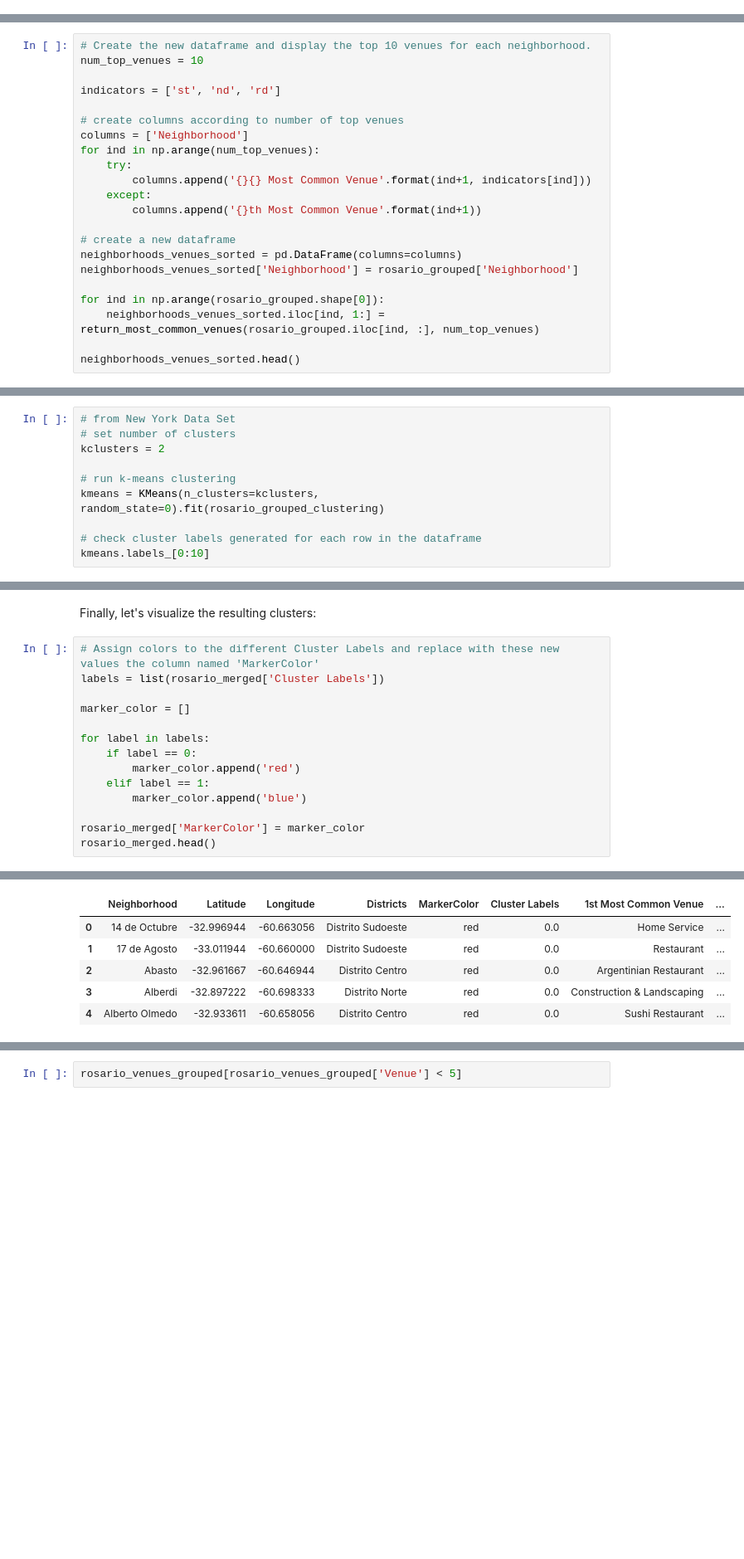
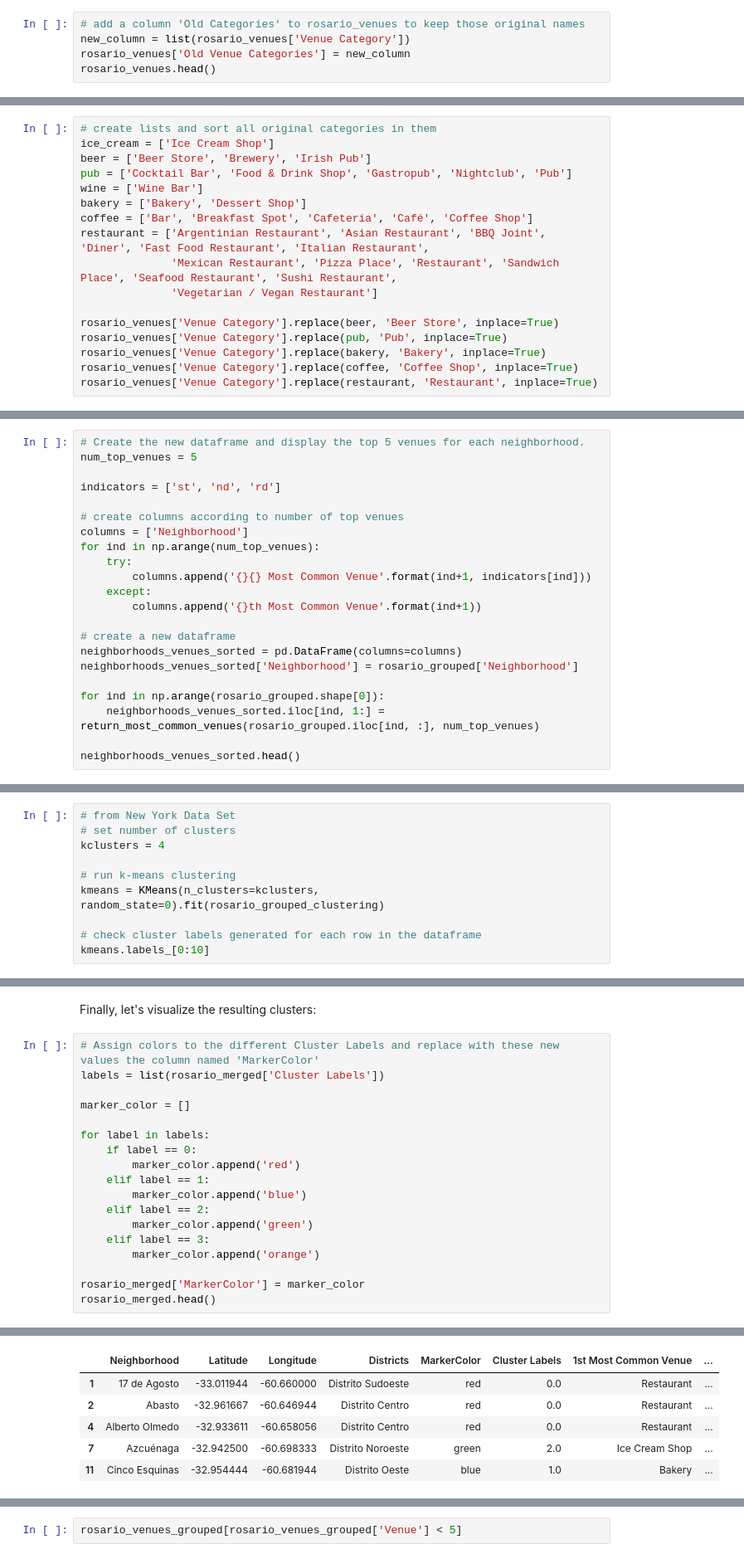
Before and after one commit to alinasansevich/Coursera_Capstone, a Jupyter notebook: Clustering-Neighborhoods-in-Rosario.ipynb, the cells around one changed output, grey strips where cells are left out. Shown at 83% size. Drawn from its saved outputs; the diff is of its cells as text; blank space fills up the shorter version.

```diff
--- a/Clustering-Neighborhoods-in-Rosario.ipynb
+++ b/Clustering-Neighborhoods-in-Rosario.ipynb
@@ -704,0 +700,5 @@ food_category = '4d4b7105d754a06374d81259'
+# %%
+# add a column 'Old Categories' to rosario_venues to keep those original names
+new_column = list(rosario_venues['Venue Category'])
+rosario_venues['Old Venue Categories'] = new_column
+rosario_venues.head()
@@ -704,0 +712,17 @@ food_category = '4d4b7105d754a06374d81259'
+# %%
+# create lists and sort all original categories in them
+ice_cream = ['Ice Cream Shop']
+beer = ['Beer Store', 'Brewery', 'Irish Pub']
+pub = ['Cocktail Bar', 'Food & Drink Shop', 'Gastropub', 'Nightclub', 'Pub']
+wine = ['Wine Bar']
+bakery = ['Bakery', 'Dessert Shop']
+coffee = ['Bar', 'Breakfast Spot', 'Cafeteria', 'Café', 'Coffee Shop']
+restaurant = ['Argentinian Restaurant', 'Asian Restaurant', 'BBQ Joint', 'Diner', 'Fast Food Restaurant', 'Italian Restaurant',
+              'Mexican Restaurant', 'Pizza Place', 'Restaurant', 'Sandwich Place', 'Seafood Restaurant', 'Sushi Restaurant',
+              'Vegetarian / Vegan Restaurant']
+
+rosario_venues['Venue Category'].replace(beer, 'Beer Store', inplace=True)
+rosario_venues['Venue Category'].replace(pub, 'Pub', inplace=True)
+rosario_venues['Venue Category'].replace(bakery, 'Bakery', inplace=True)
+rosario_venues['Venue Category'].replace(coffee, 'Coffee Shop', inplace=True)
+rosario_venues['Venue Category'].replace(restaurant, 'Restaurant', inplace=True)
@@ -814,8 +837,8 @@ def return_most_common_venues(row, num_top_venues):
 
     return row_categories_sorted.index.values[0:num_top_venues]
 # %%
-# Create the new dataframe and display the top 10 venues for each neighborhood.
-num_top_venues = 10
+# Create the new dataframe and display the top 5 venues for each neighborhood.
+num_top_venues = 5
 
 indicators = ['st', 'nd', 'rd']
 
@@ -927,7 +950,7 @@ plt.show()
 # %%
 # from New York Data Set
 # set number of clusters
-kclusters = 2
+kclusters = 4
 
 # run k-means clustering
 kmeans = KMeans(n_clusters=kclusters, random_state=0).fit(rosario_grouped_clustering)
@@ -997,6 +1020,10 @@ for label in labels:
         marker_color.append('red')
     elif label == 1:
         marker_color.append('blue')
+    elif label == 2:
+        marker_color.append('green')
+    elif label == 3:
+        marker_color.append('orange')
 
 rosario_merged['MarkerColor'] = marker_color
 rosario_merged.head()
@@ -1009,9 +1036,9 @@ See the caveats in the documentation: https://pandas.pydata.org/pandas-docs/stab
 |  | Neighborhood | Latitude | Longitude | Districts | MarkerColor | Cluster Labels | 1st Most Common Venue | ... |
-| 0 | 14 de Octubre | -32.996944 | -60.663056 | Distrito Sudoeste | red | 0.0 | Home Service | ... |
 | 1 | 17 de Agosto | -33.011944 | -60.660000 | Distrito Sudoeste | red | 0.0 | Restaurant | ... |
-| 2 | Abasto | -32.961667 | -60.646944 | Distrito Centro | red | 0.0 | Argentinian Restaurant | ... |
-| 3 | Alberdi | -32.897222 | -60.698333 | Distrito Norte | red | 0.0 | Construction & Landscaping | ... |
-| 4 | Alberto Olmedo | -32.933611 | -60.658056 | Distrito Centro | red | 0.0 | Sushi Restaurant | ... |
+| 2 | Abasto | -32.961667 | -60.646944 | Distrito Centro | red | 0.0 | Restaurant | ... |
+| 4 | Alberto Olmedo | -32.933611 | -60.658056 | Distrito Centro | red | 0.0 | Restaurant | ... |
+| 7 | Azcuénaga | -32.942500 | -60.698333 | Distrito Noroeste | green | 2.0 | Ice Cream Shop | ... |
+| 11 | Cinco Esquinas | -32.954444 | -60.681944 | Distrito Oeste | blue | 1.0 | Bakery | ... |
 # %%
 # create map of Rosario showing clusters
 map_clusters = folium.Map(location=[latitude, longitude], zoom_start=12)
```
Also changed, not shown: parts of 36 cells of this notebook.
